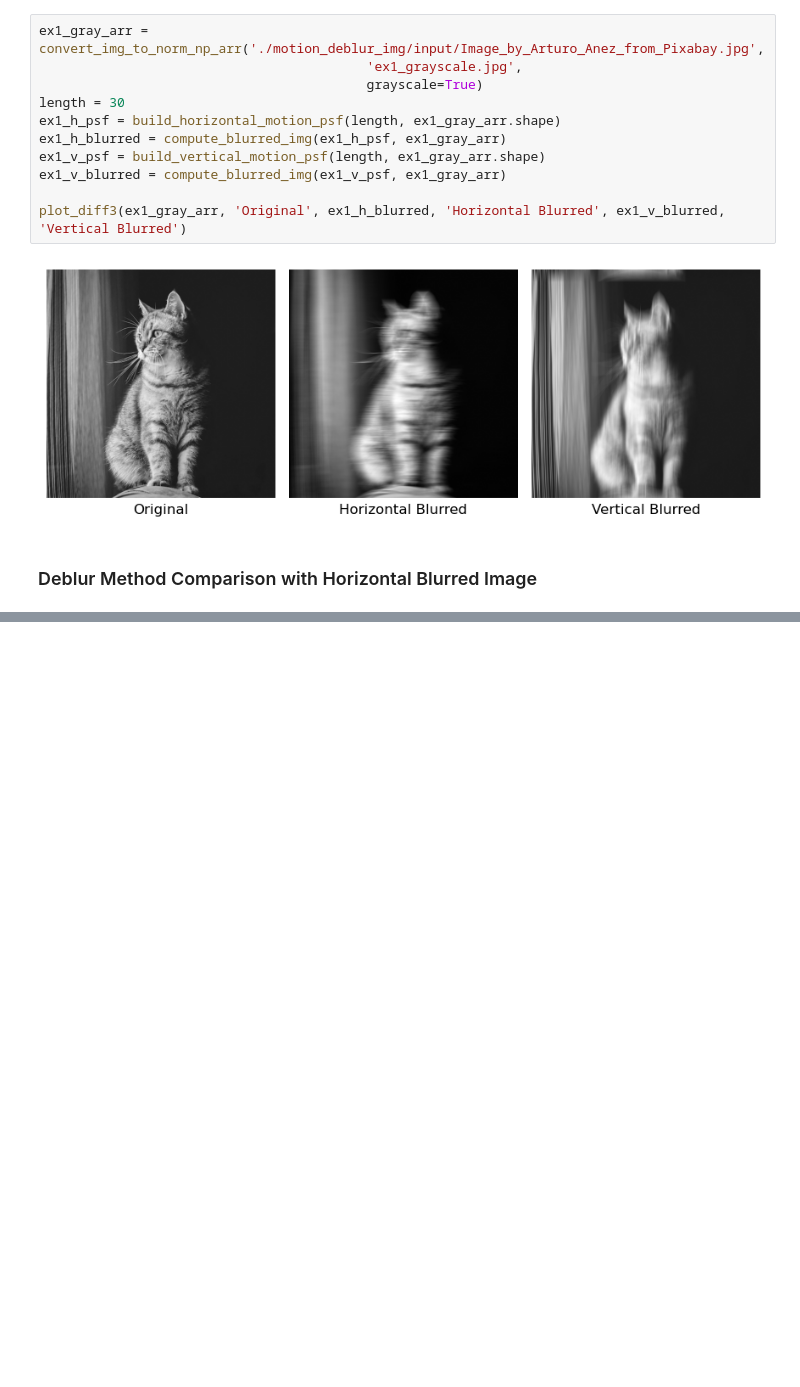
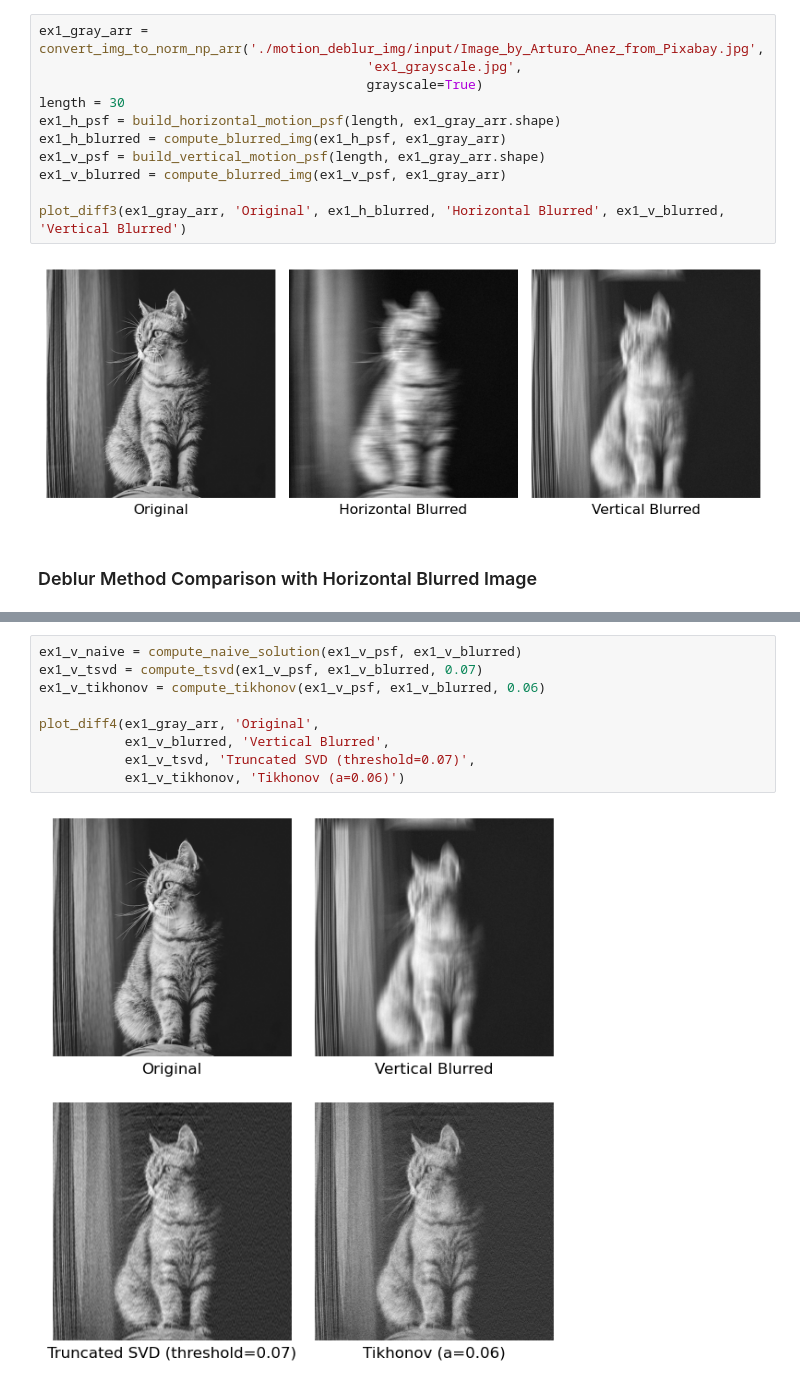
Before and after one commit to lunakim-ubc/ImageDeblurring, a Jupyter notebook: motion_deblur_linear.ipynb, the cells around one changed output, grey strips where cells are left out. Drawn from its saved outputs; the diff is of its cells as text; blank space fills up the shorter version.

```diff
--- a/motion_deblur_linear.ipynb
+++ b/motion_deblur_linear.ipynb
@@ -156,0 +193,11 @@ plot_diff4(ex1_h_blurred, 'Horizontal Blurred',
+# %%
+ex1_v_naive = compute_naive_solution(ex1_v_psf, ex1_v_blurred)
+ex1_v_tsvd = compute_tsvd(ex1_v_psf, ex1_v_blurred, 0.07)
+ex1_v_tikhonov = compute_tikhonov(ex1_v_psf, ex1_v_blurred, 0.06)
+
+plot_diff4(ex1_gray_arr, 'Original',
+           ex1_v_blurred, 'Vertical Blurred',
+           ex1_v_tsvd, 'Truncated SVD (threshold=0.07)',
+           ex1_v_tikhonov, 'Tikhonov (a=0.06)')
+# %% [output]
+[figure, added]
```
Also changed, not shown: parts of 5 cells of this notebook.
